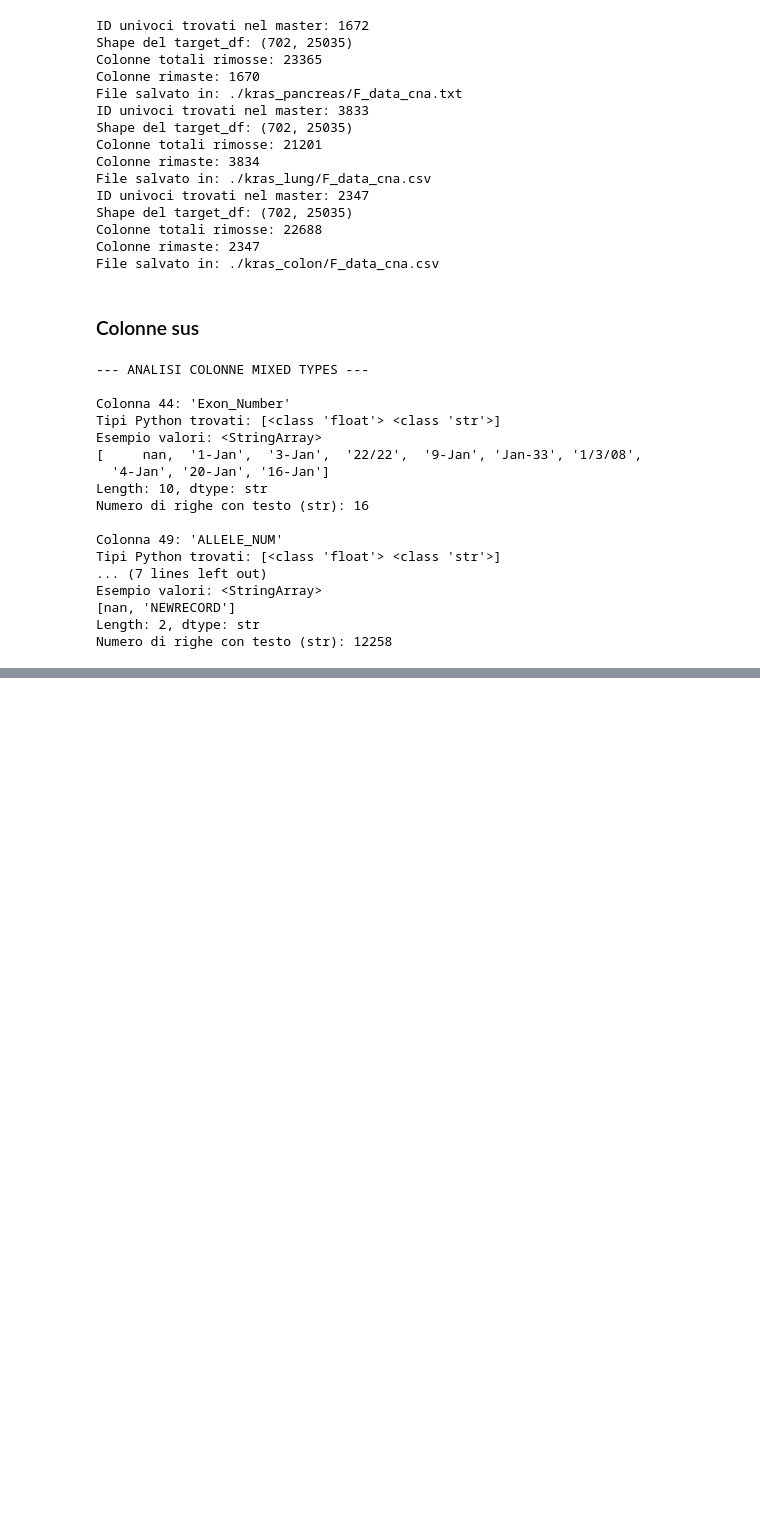
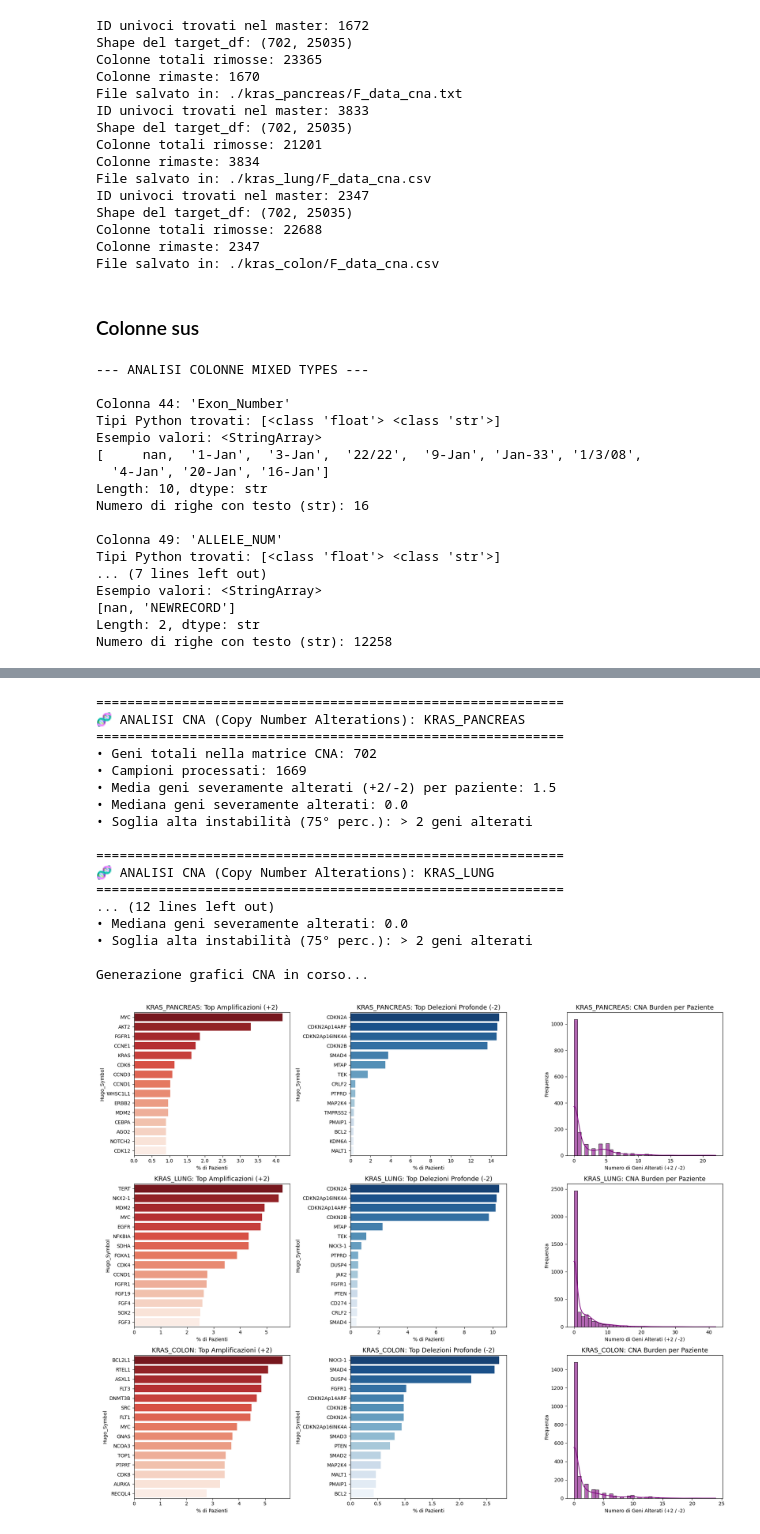
Before and after one commit to MicheleP1004/DHL_prj, a Jupyter notebook: full_try/data_filtering.ipynb, the cells around one changed output, grey strips where cells are left out. Cells and saved outputs as stored; diff of their text form; code cells hidden in the pictures; blank space fills up the shorter version.

```diff
--- a/full_try/data_filtering.ipynb
+++ b/full_try/data_filtering.ipynb
@@ -218,0 +689,47 @@ Numero di righe con testo (str): 12258
+# %%
+# --- ESECUZIONE ANALISI CNA SULLE COORTI ---
+cna_results = []
+
+# Analisi Pancreas
+res_cna_panc = analyze_cna(
+    cohort_path="./kras_pancreas",
+    cna_filename="F_data_cna.txt"
+)
+cna_results.append(res_cna_panc)
+
+# Analisi Lung
+res_cna_lung = analyze_cna(
+    cohort_path="./kras_lung",
+    cna_filename="F_data_cna.csv"
+)
+cna_results.append(res_cna_lung)
+
+# Analisi Colon
+res_cna_colon = analyze_cna(
+    cohort_path="./kras_colon",
+    cna_filename="F_data_cna.csv"
+)
+cna_results.append(res_cna_colon)
+
+# Generazione dei grafici specifici per Copy Number
+print("\nGenerazione grafici CNA in corso...")
+plot_cna_results(cna_results)
+# %% [output]
+============================================================
+🧬 ANALISI CNA (Copy Number Alterations): KRAS_PANCREAS
+============================================================
+• Geni totali nella matrice CNA: 702
+• Campioni processati: 1669
+• Media geni severamente alterati (+2/-2) per paziente: 1.5
+• Mediana geni severamente alterati: 0.0
+• Soglia alta instabilità (75° perc.): > 2 geni alterati
+
+============================================================
+🧬 ANALISI CNA (Copy Number Alterations): KRAS_LUNG
+============================================================
+... (12 lines left out)
+• Mediana geni severamente alterati: 0.0
+• Soglia alta instabilità (75° perc.): > 2 geni alterati
+
+Generazione grafici CNA in corso...
+[figure, added]
```
Also changed, not shown: parts of 28 cells of this notebook.
